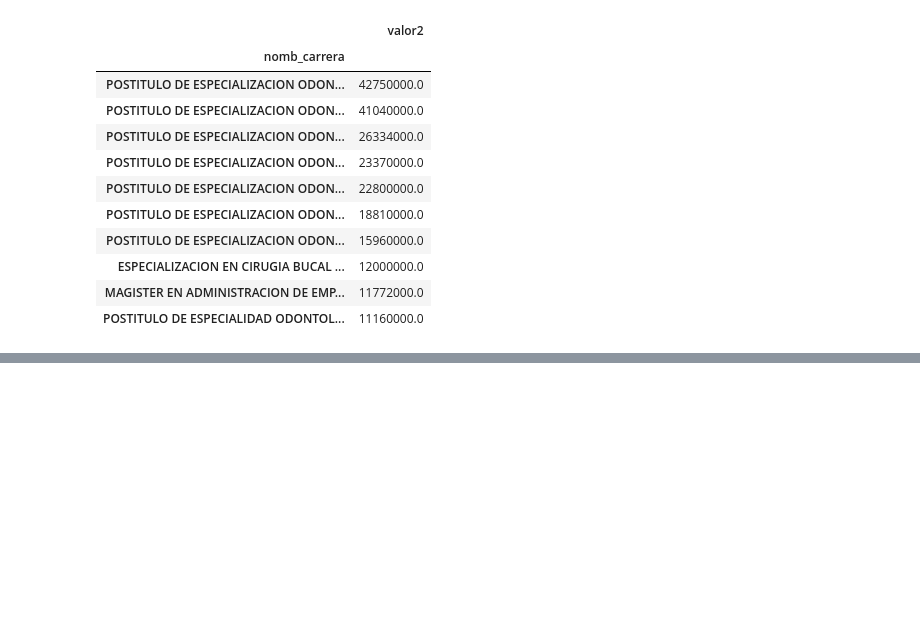
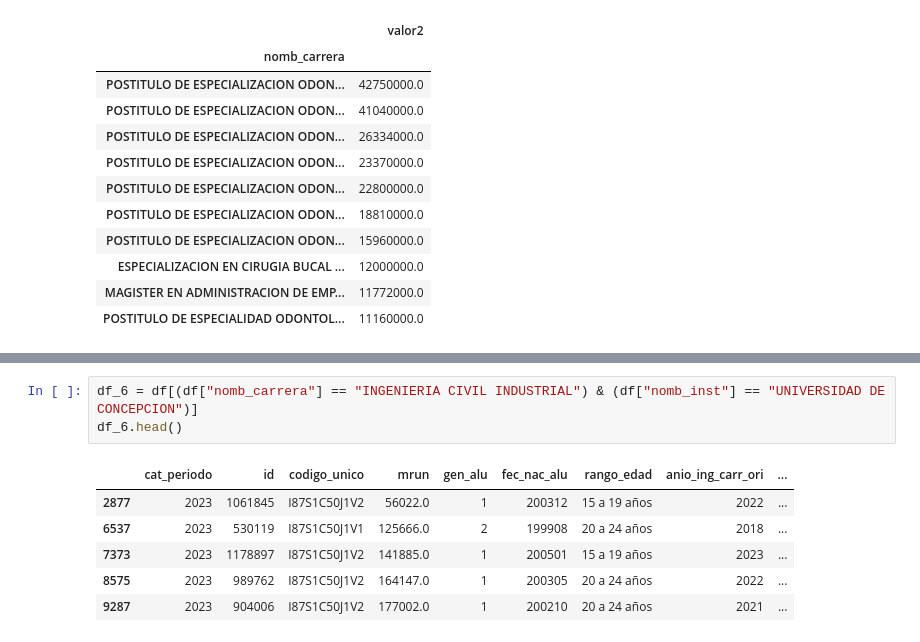
Before and after one commit to cnavarreteliz/data-analysis, a Jupyter notebook: Listado 1.ipynb, the cells around one changed output, grey strips where cells are left out. Cells and saved outputs as stored; diff of their text form; blank space fills up the shorter version.

```diff
--- a/Listado 1.ipynb
+++ b/Listado 1.ipynb
@@ -199,0 +218,10 @@ df_5.groupby("nomb_carrera").agg({"valor2": "mean"}).sort_values("valor2", ascen
+# %%
+df_6 = df[(df["nomb_carrera"] == "INGENIERIA CIVIL INDUSTRIAL") & (df["nomb_inst"] == "UNIVERSIDAD DE CONCEPCION")]
+df_6.head()
+# %% [output]
+|  | cat_periodo | id | codigo_unico | mrun | gen_alu | fec_nac_alu | rango_edad | anio_ing_carr_ori | ... |
+| 2877 | 2023 | 1061845 | I87S1C50J1V2 | 56022.0 | 1 | 200312 | 15 a 19 años | 2022 | ... |
+| 6537 | 2023 | 530119 | I87S1C50J1V1 | 125666.0 | 2 | 199908 | 20 a 24 años | 2018 | ... |
+| 7373 | 2023 | 1178897 | I87S1C50J1V2 | 141885.0 | 1 | 200501 | 15 a 19 años | 2023 | ... |
+| 8575 | 2023 | 989762 | I87S1C50J1V2 | 164147.0 | 1 | 200305 | 20 a 24 años | 2022 | ... |
+| 9287 | 2023 | 904006 | I87S1C50J1V2 | 177002.0 | 1 | 200210 | 20 a 24 años | 2021 | ... |
```
Also changed, not shown: parts of 17 cells of this notebook.
